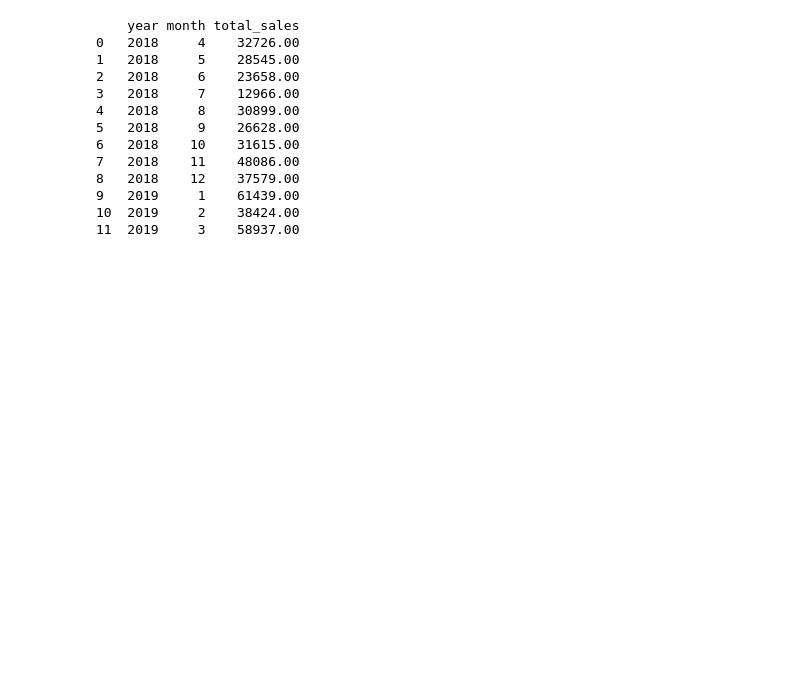
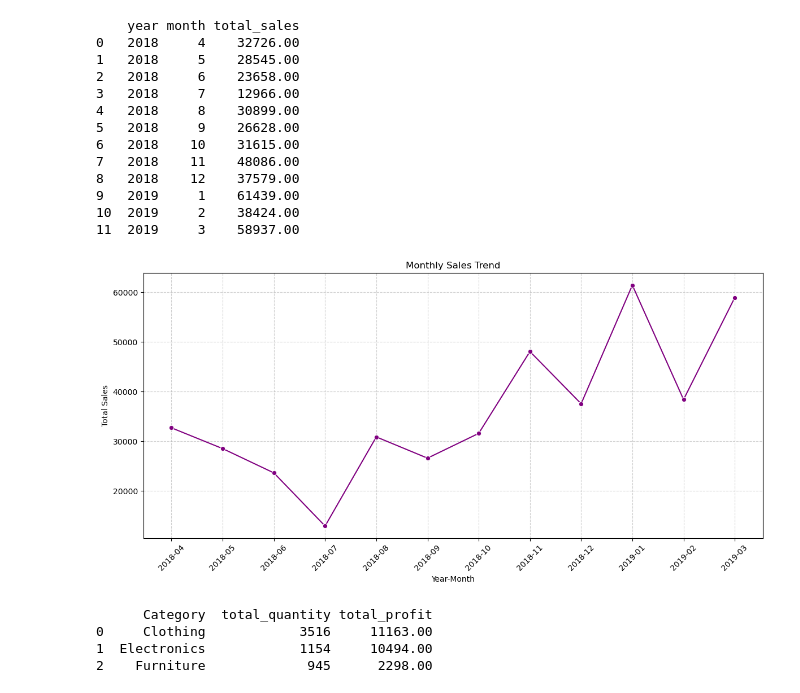
Before and after one commit to pramodkumarpodila-source/E-Commerce-Data-Analysis-PostgreSQL-psycopg2-and-JupyterLab, a Jupyter notebook: Analysis_Geny.ipynb, the cells around one changed output. Drawn from its saved outputs; the diff is of its cells as text; code cells hidden in the pictures; blank space fills up the shorter version.

Commit message:
Add category and sub-category analysis and SQL-driven plotting code

```diff
--- a/Analysis_Geny.ipynb
+++ b/Analysis_Geny.ipynb
@@ -278,3 +278,46 @@ print(df)
 9   2019     1    61439.00
 10  2019     2    38424.00
 11  2019     3    58937.00
+# %%
+import seaborn as sns
+import matplotlib.pyplot as plt
+
+# Combine year and month into 'year_month' for neat x-axis labels
+df['year_month'] = df['year'].astype(int).astype(str) + '-' + df['month'].astype(int).astype(str).str.zfill(2)
+df = df.sort_values(by=['year', 'month'])
+# %%
+plt.figure(figsize=(12, 6))
+sns.lineplot(x='year_month', y='total_sales', data=df, marker="o", color="purple")
+plt.xlabel('Year-Month')
+plt.ylabel('Total Sales')
+plt.title('Monthly Sales Trend')
+plt.grid(True, which='major', linestyle='--', alpha=0.6)
+plt.xticks(rotation=45)
+plt.tight_layout()
+plt.show()
+# %% [output]
+[figure, added]
+# %%
+cur.execute("""
+    SELECT
+      "Category",
+        SUM("Quantity") AS total_quantity,
+        SUM("Profit") AS total_profit
+    FROM order_details
+    GROUP BY "Category"
+    ORDER BY total_profit DESC
+
+""")
+rows = cur.fetchall()
+
+# Get column names automatically from cursor
+colnames = [desc[0] for desc in cur.description]
+
+df = pd.DataFrame(rows, columns=colnames)
+
+print(df)
+# %% [output]
+      Category  total_quantity total_profit
+0     Clothing            3516     11163.00
+1  Electronics            1154     10494.00
+2    Furniture             945      2298.00
```
Also changed, not shown: parts of 4 cells of this notebook.
